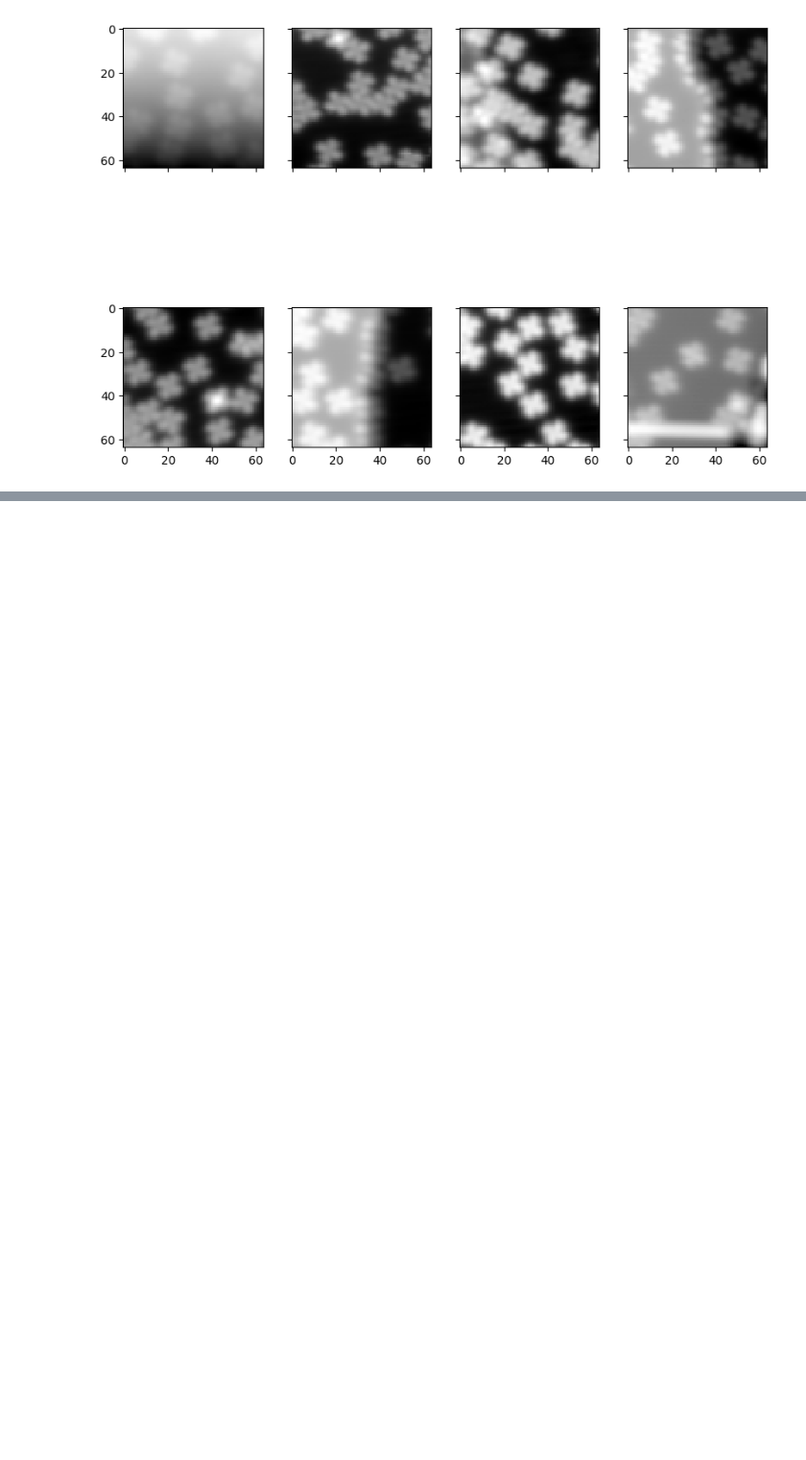
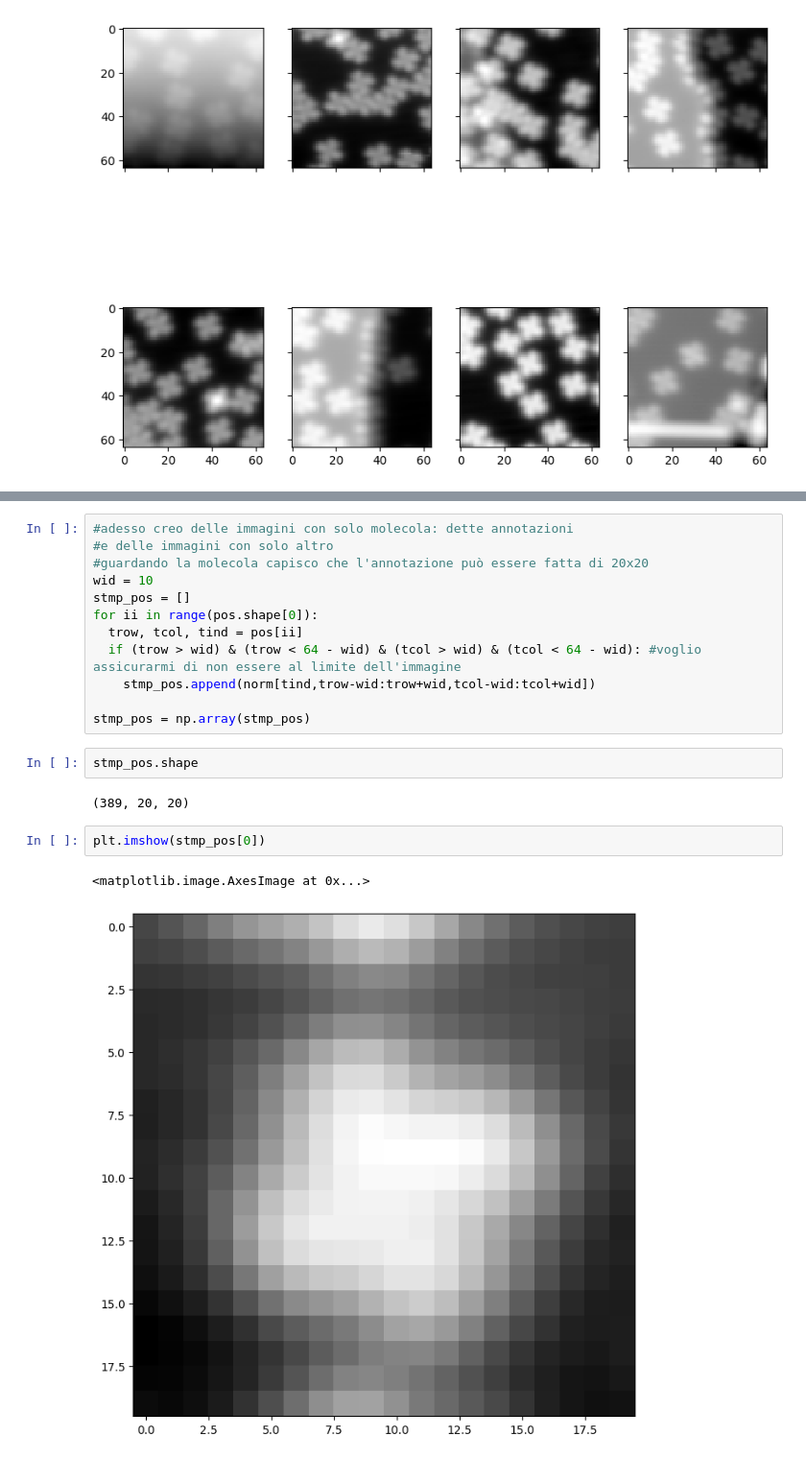
Before and after one commit to massimocipressi/MLPNS_MCipressi, a Jupyter notebook: MPLNS_27_4.ipynb, the cells around one changed output, grey strips where cells are left out. Shown at 96% size. Cells and saved outputs as stored; diff of their text form; blank space fills up the shorter version.

```diff
--- a/MPLNS_27_4.ipynb
+++ b/MPLNS_27_4.ipynb
@@ -47,0 +98,21 @@ for ii in range(8):
+# %%
+#adesso creo delle immagini con solo molecola: dette annotazioni
+#e delle immagini con solo altro
+#guardando la molecola capisco che l'annotazione può essere fatta di 20x20
+wid = 10
+stmp_pos = []
+for ii in range(pos.shape[0]):
+  trow, tcol, tind = pos[ii]
+  if (trow > wid) & (trow < 64 - wid) & (tcol > wid) & (tcol < 64 - wid): #voglio assicurarmi di non essere al limite dell'immagine
+    stmp_pos.append(norm[tind,trow-wid:trow+wid,tcol-wid:tcol+wid])
+
+stmp_pos = np.array(stmp_pos)
+# %%
+stmp_pos.shape
+# %% [output]
+(389, 20, 20)
+# %%
+plt.imshow(stmp_pos[0])
+# %% [output]
+<matplotlib.image.AxesImage at 0x...>
+[figure, added]
```
Also changed, not shown: parts of 12 cells of this notebook.
